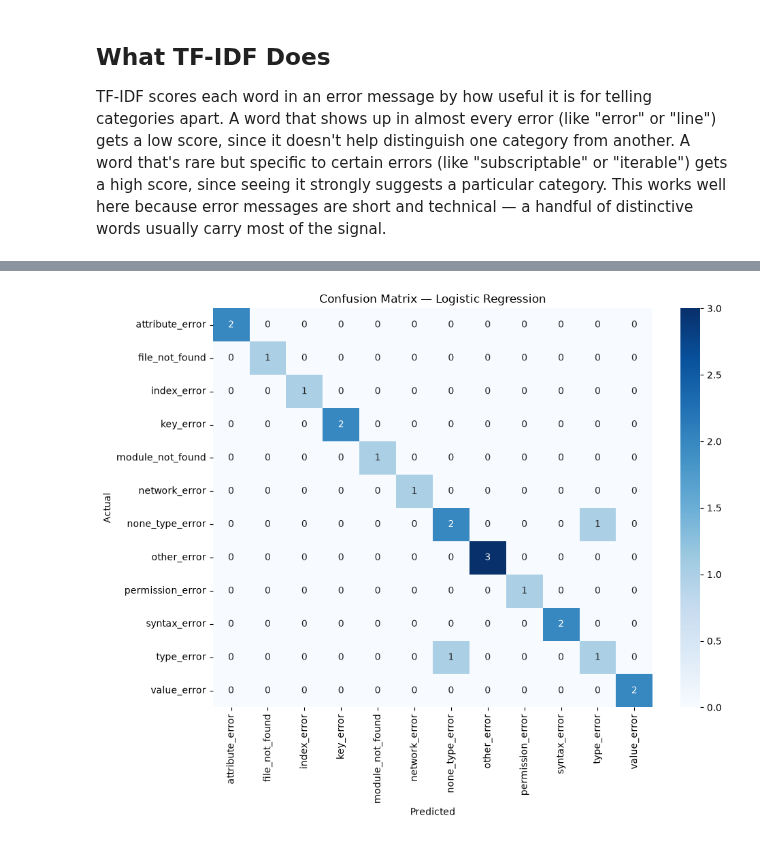
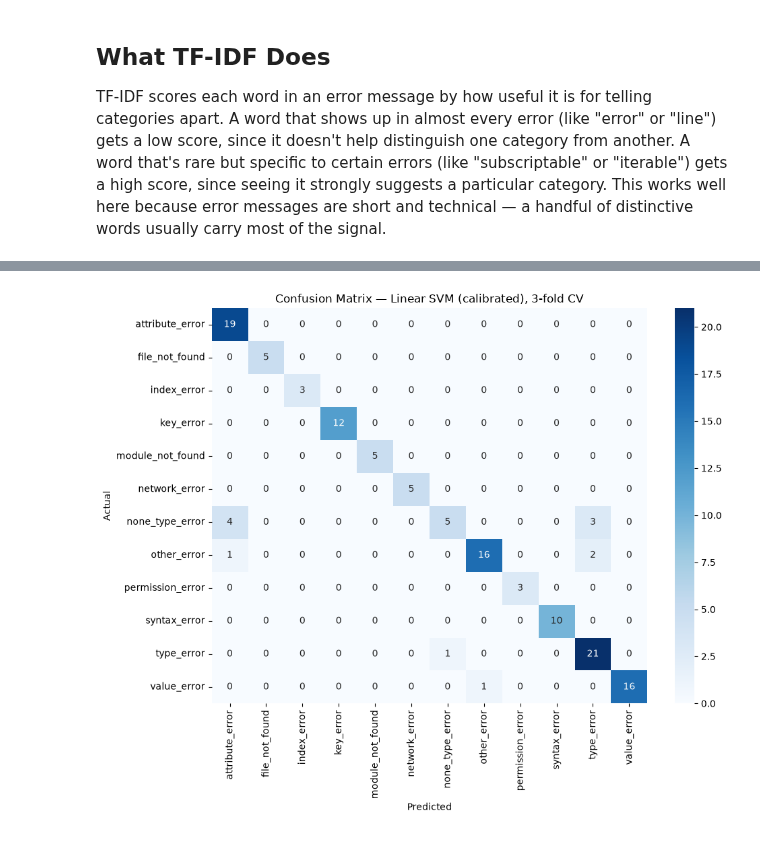
Before and after one commit to ATripathi14/DevMentor-AI, a Jupyter notebook: ml_engine/notebooks/training_and_evaluation.ipynb, the cells around one changed output, grey strips where cells are left out. Saved outputs shown, nothing was run; the diff lists cells and outputs as text; code cells hidden in the pictures.

Commit message:
feat(ml_engine): expand dataset to 132 rows, switch to calibrated Linear SVM (macro F1 0.931 CV), archive old notebooks

```diff
--- a/ml_engine/notebooks/training_and_evaluation.ipynb
+++ b/ml_engine/notebooks/training_and_evaluation.ipynb
@@ -44,15 +51,12 @@ def make_row(code_snippet: str, label: str) -> dict:
     )
     if result.returncode == 0:
         return None
-
     parsed = parse_error(result.stderr)
     if not parsed:
         return None
-
     error_type, message = parsed
     sanitized_message = sanitize(message)
-    combined_text = f"{error_type} {sanitized_message}"
-    return {"text": combined_text, "label": label}
+    return {"text": f"{error_type} {sanitized_message}", "label": label}
 
 
 def generate_rows(snippets: list, label: str) -> list:
@@ -420,0 +364,20 @@ permission_error       1.00      1.00      1.00         1
+# %%
+X = df["text"]
+y = df["label"]
+
+cv = StratifiedKFold(n_splits=3, shuffle=True, random_state=42)
+
+models = {
+    "Logistic Regression": LogisticRegression(max_iter=1000),
+    "Linear SVM": LinearSVC(max_iter=2000),
+    "Multinomial NB": MultinomialNB(),
+    "Linear SVM (calibrated)": CalibratedClassifierCV(LinearSVC(max_iter=2000), cv=2),
+}
+
+results = {}
+for name, model in models.items():
+    pipeline = make_pipeline(TfidfVectorizer(max_features=5000, ngram_range=(1, 2)), model)
+    y_pred = cross_val_predict(pipeline, X, y, cv=cv)
+    macro_f1 = f1_score(y, y_pred, average="macro", zero_division=0)
+    results[name] = {"macro_f1": round(macro_f1, 3), "predictions": y_pred}
+    print(f"{name}: macro F1 = {macro_f1:.3f}")
@@ -421,17 +425,20 @@ permission_error       1.00      1.00      1.00         1
 # %%
-from sklearn.metrics import confusion_matrix
-import seaborn as sns
+final_pipeline = make_pipeline(
+    TfidfVectorizer(max_features=5000, ngram_range=(1, 2)),
+    CalibratedClassifierCV(LinearSVC(max_iter=2000), cv=2),
+)
+y_pred_final = results["Linear SVM (calibrated)"]["predictions"]
 
 labels = sorted(y.unique())
-cm = confusion_matrix(y_test, y_pred_lr, labels=labels)
+cm = confusion_matrix(y, y_pred_final, labels=labels)
 
 plt.figure(figsize=(10, 8))
 sns.heatmap(cm, annot=True, fmt="d", xticklabels=labels, yticklabels=labels, cmap="Blues")
 plt.xlabel("Predicted")
 plt.ylabel("Actual")
-plt.title("Confusion Matrix — Logistic Regression")
+plt.title("Confusion Matrix — Linear SVM (calibrated), 3-fold CV")
 plt.tight_layout()
 plt.savefig("ml_engine/models/confusion_matrix_lr.png")
 plt.show()
 # %% [output]
-[figure, old version]
+[figure, new version]
```
Also changed, not shown: parts of 39 cells of this notebook, 10 other files.
